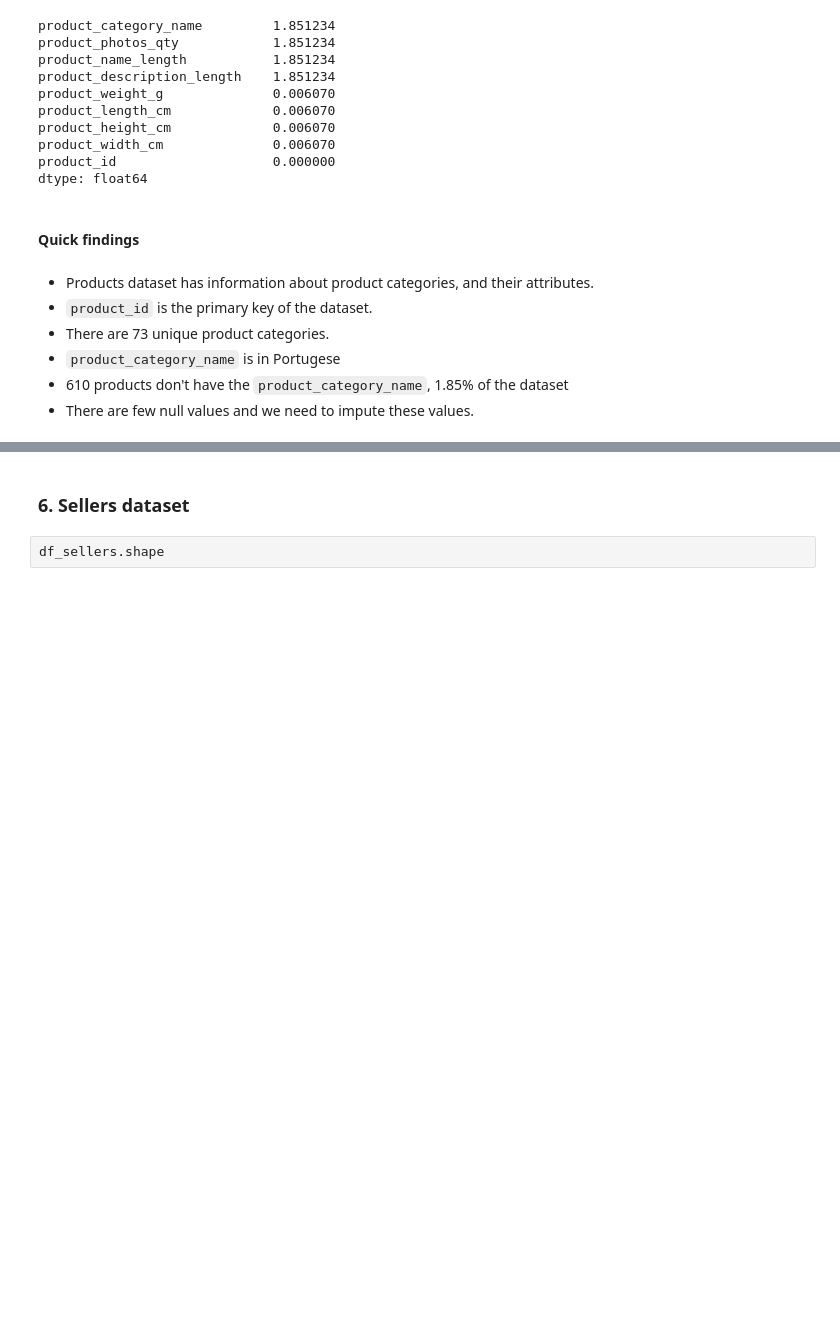
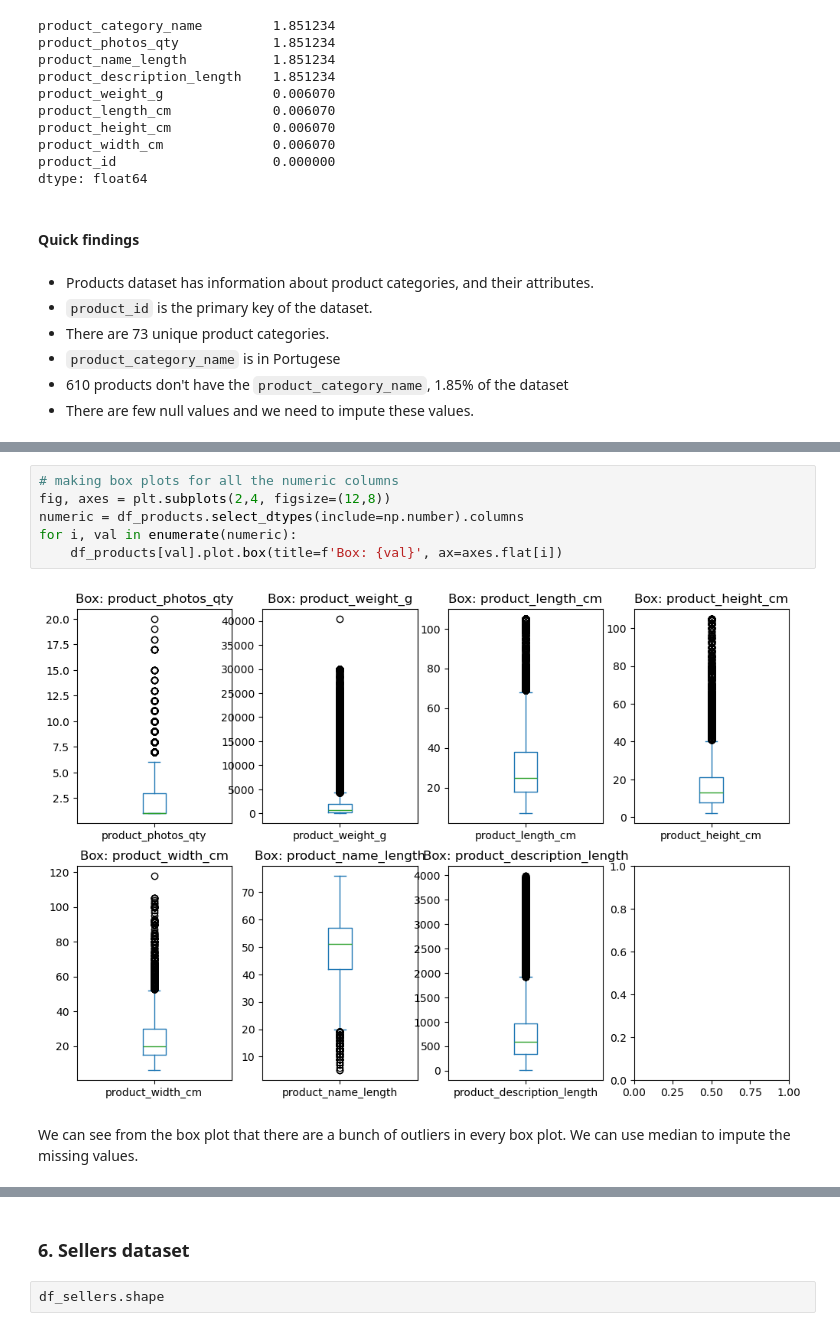
Before and after one commit to lalanamika/olist_ecommerce_data_analysis, a Jupyter notebook: notebooks/1-EDA-Cleaning.ipynb, the cells around one changed output, grey strips where cells are left out. Drawn from its saved outputs; the diff is of its cells as text; blank space fills up the shorter version.

```diff
--- a/notebooks/1-EDA-Cleaning.ipynb
+++ b/notebooks/1-EDA-Cleaning.ipynb
@@ -588,0 +717,10 @@ dtype: float64
+# %%
+# making box plots for all the numeric columns
+fig, axes = plt.subplots(2,4, figsize=(12,8))
+numeric = df_products.select_dtypes(include=np.number).columns
+for i, val in enumerate(numeric):
+    df_products[val].plot.box(title=f'Box: {val}', ax=axes.flat[i])
+# %% [output]
+[figure, added]
+# %% [markdown]
+We can see from the box plot that there are a bunch of outliers in every box plot. We can use median to impute the missing values.
```
Also changed, not shown: parts of 86 cells of this notebook.
